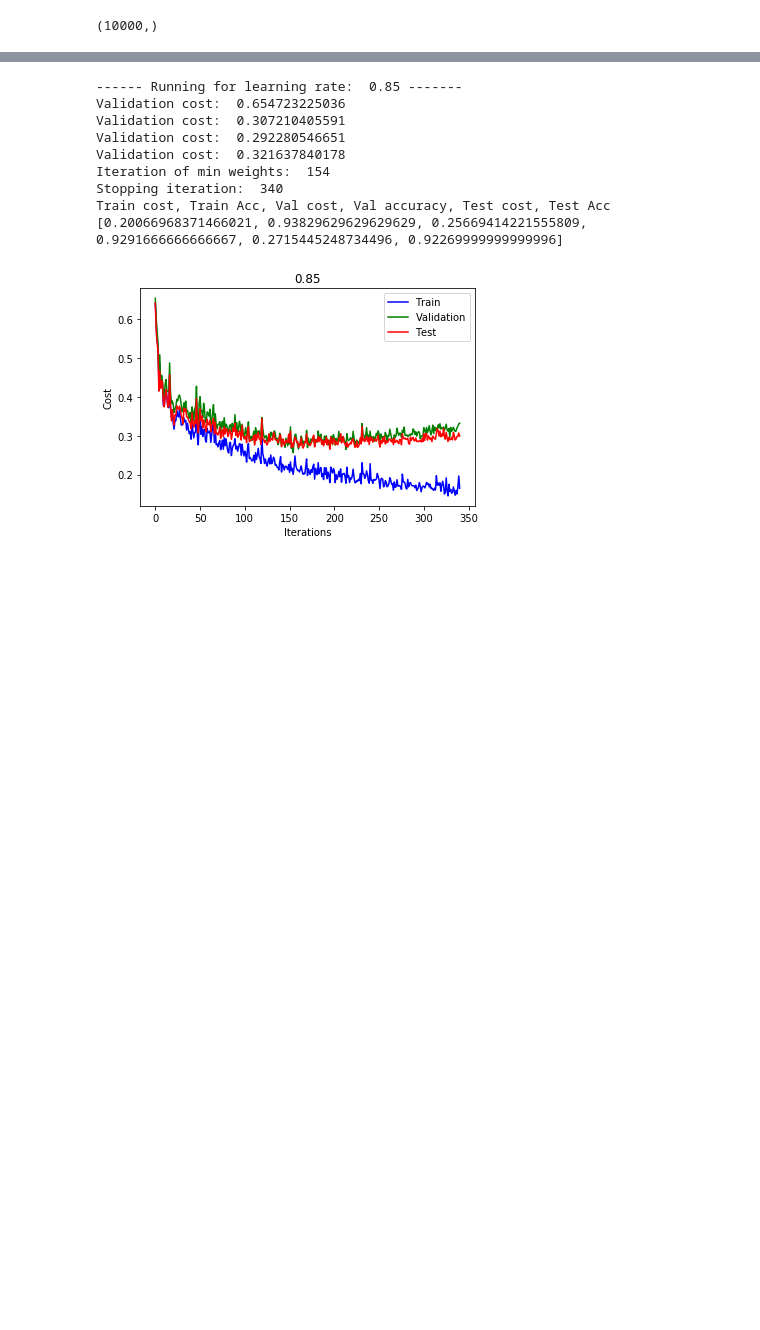
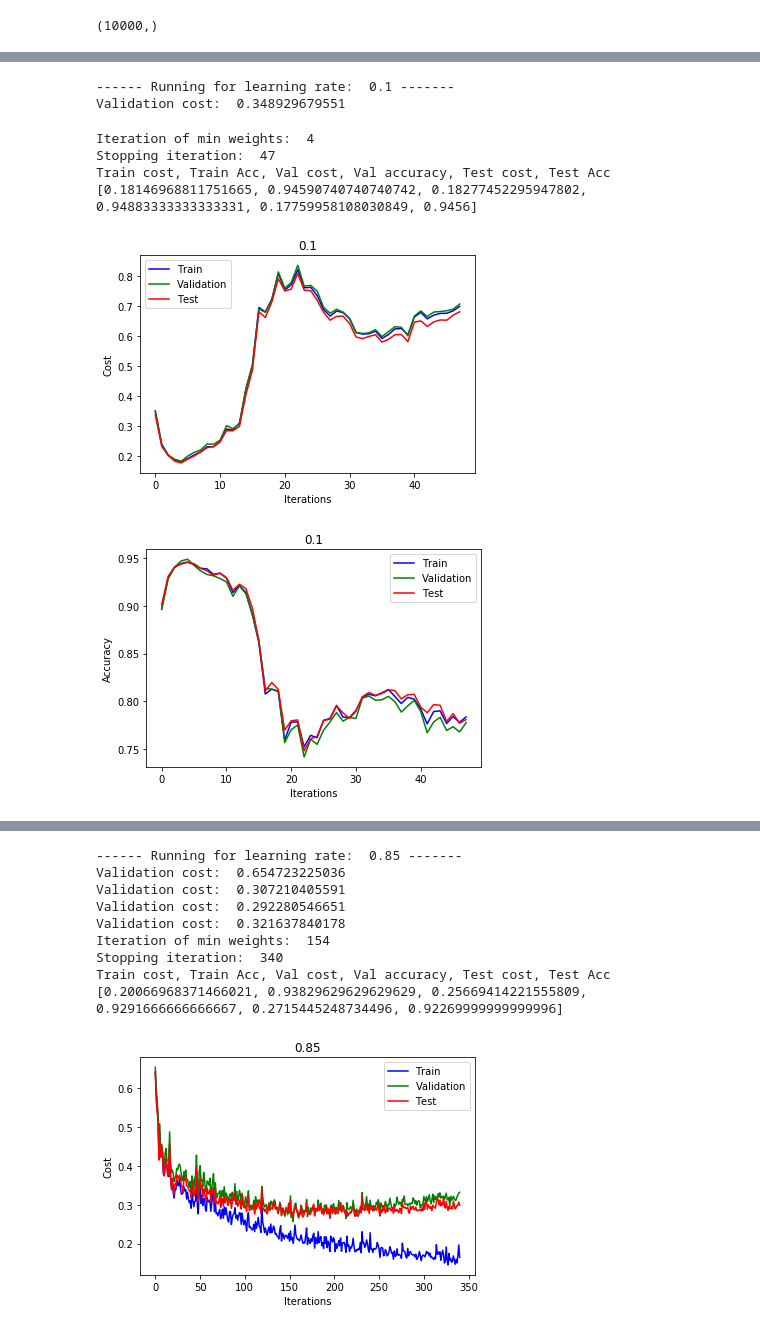
Before and after one commit to divya-pitta/neuralnets253, a Jupyter notebook: HW2_BackPropagation/Classification_OneHiddenLayer.ipynb, the cells around one changed output, grey strips where cells are left out. Saved outputs shown, nothing was run; the diff lists cells and outputs as text; code cells hidden in the pictures; blank space fills up the shorter version.

```diff
--- a/HW2_BackPropagation/Classification_OneHiddenLayer.ipynb
+++ b/HW2_BackPropagation/Classification_OneHiddenLayer.ipynb
@@ -590,0 +302,11 @@ decayRate = 0.9
+# %%
+learningRates = [0.1]
+results = twoLayerNeuralNetwork(learningRates, 500, True, sigmoid, 128, True, 0.8)
+# %% [output]
+------ Running for learning rate:  0.1 -------
+Validation cost:  0.348929679551
+Iteration of min weights:  4
+Stopping iteration:  47
+Train cost, Train Acc, Val cost, Val accuracy, Test cost, Test Acc [0.18146968811751665, 0.94590740740740742, 0.18277452295947802, 0.94883333333333331, 0.17759958108030849, 0.9456]
+[figure, added]
+[figure, added]
```
Also changed, not shown: parts of 14 cells of this notebook.
